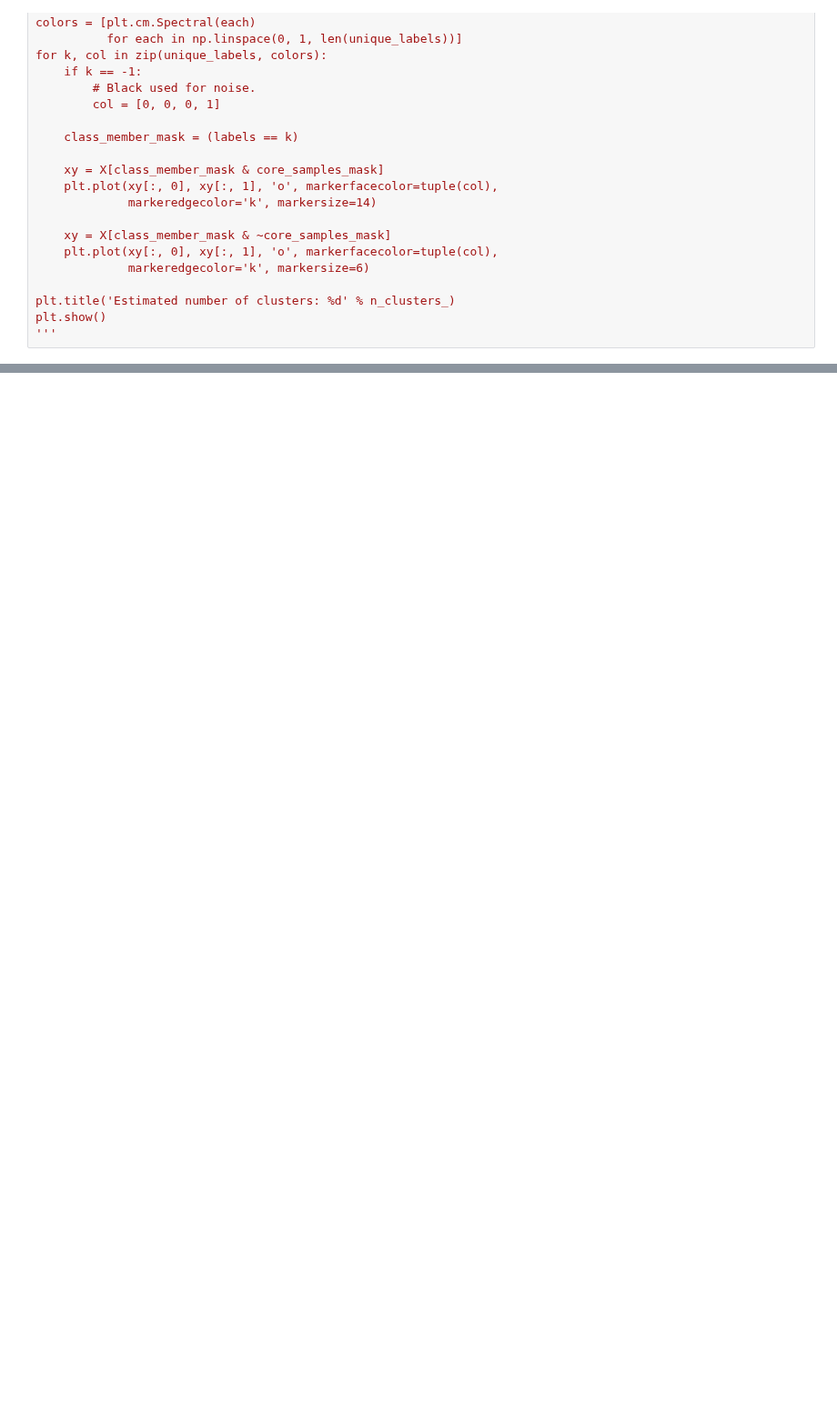
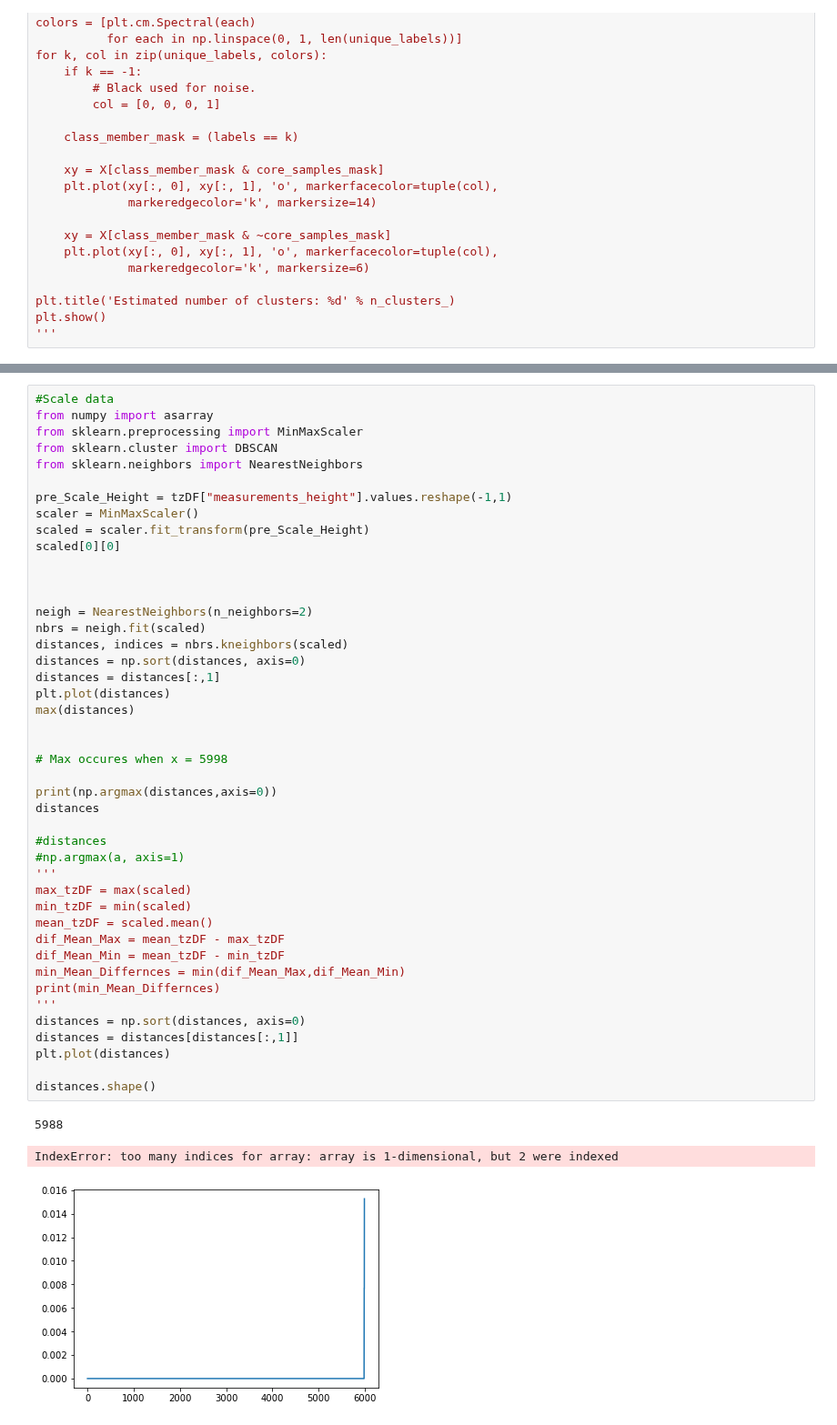
Before and after one commit to mylesm19/Volcanic_Activity_Detection, a Jupyter notebook: MM_01_Volcanic_activity_detection_and_noise_characterization_using_machine_learning.ipynb, the cells around one changed output, grey strips where cells are left out. Shown at 91% size. Cells and saved outputs as stored; diff of their text form; blank space fills up the shorter version.

```diff
--- a/MM_01_Volcanic_activity_detection_and_noise_characterization_using_machine_learning.ipynb
+++ b/MM_01_Volcanic_activity_detection_and_noise_characterization_using_machine_learning.ipynb
@@ -863,0 +860,48 @@ min_Mean_Differnces
+# %%
+#Scale data
+from numpy import asarray
+from sklearn.preprocessing import MinMaxScaler
+from sklearn.cluster import DBSCAN
+from sklearn.neighbors import NearestNeighbors
+
+pre_Scale_Height = tzDF["measurements_height"].values.reshape(-1,1)
+scaler = MinMaxScaler()
+scaled = scaler.fit_transform(pre_Scale_Height)
+scaled[0][0]
+
+
+
+neigh = NearestNeighbors(n_neighbors=2)
+nbrs = neigh.fit(scaled)
+distances, indices = nbrs.kneighbors(scaled)
+distances = np.sort(distances, axis=0)
+distances = distances[:,1]
+plt.plot(distances)
+max(distances)
+
+
+# Max occures when x = 5998
+
+print(np.argmax(distances,axis=0))
+distances
+
+#distances
+#np.argmax(a, axis=1)
+'''
+max_tzDF = max(scaled)
+min_tzDF = min(scaled)
+mean_tzDF = scaled.mean()
+dif_Mean_Max = mean_tzDF - max_tzDF
+dif_Mean_Min = mean_tzDF - min_tzDF
+min_Mean_Differnces = min(dif_Mean_Max,dif_Mean_Min)
+print(min_Mean_Differnces)
+'''
+distances = np.sort(distances, axis=0)
+distances = distances[distances[:,1]]
+plt.plot(distances)
+
+distances.shape()
+# %% [output]
+5988
+IndexError: too many indices for array: array is 1-dimensional, but 2 were indexed
+[figure, added]
```
Also changed, not shown: parts of 12 cells of this notebook.
